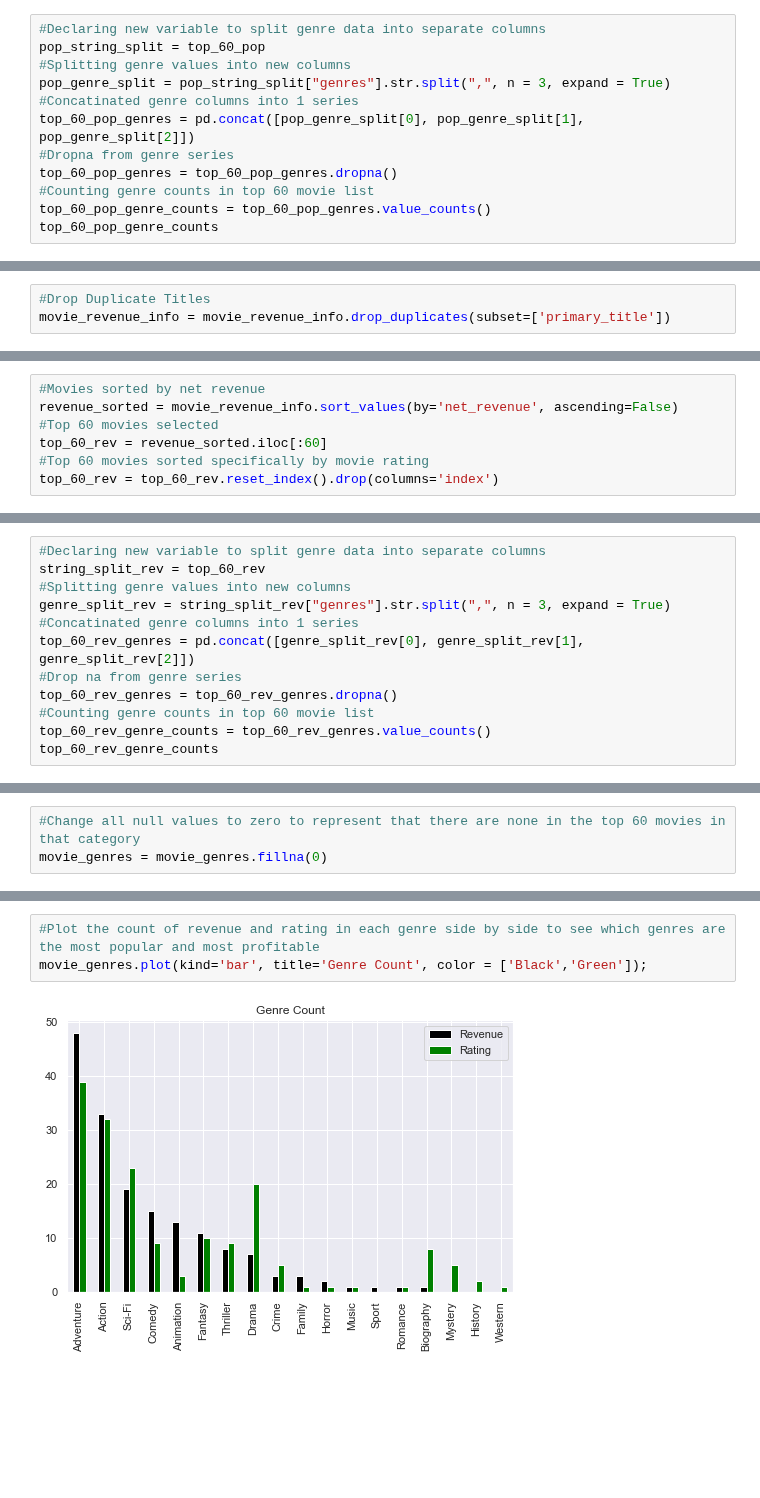
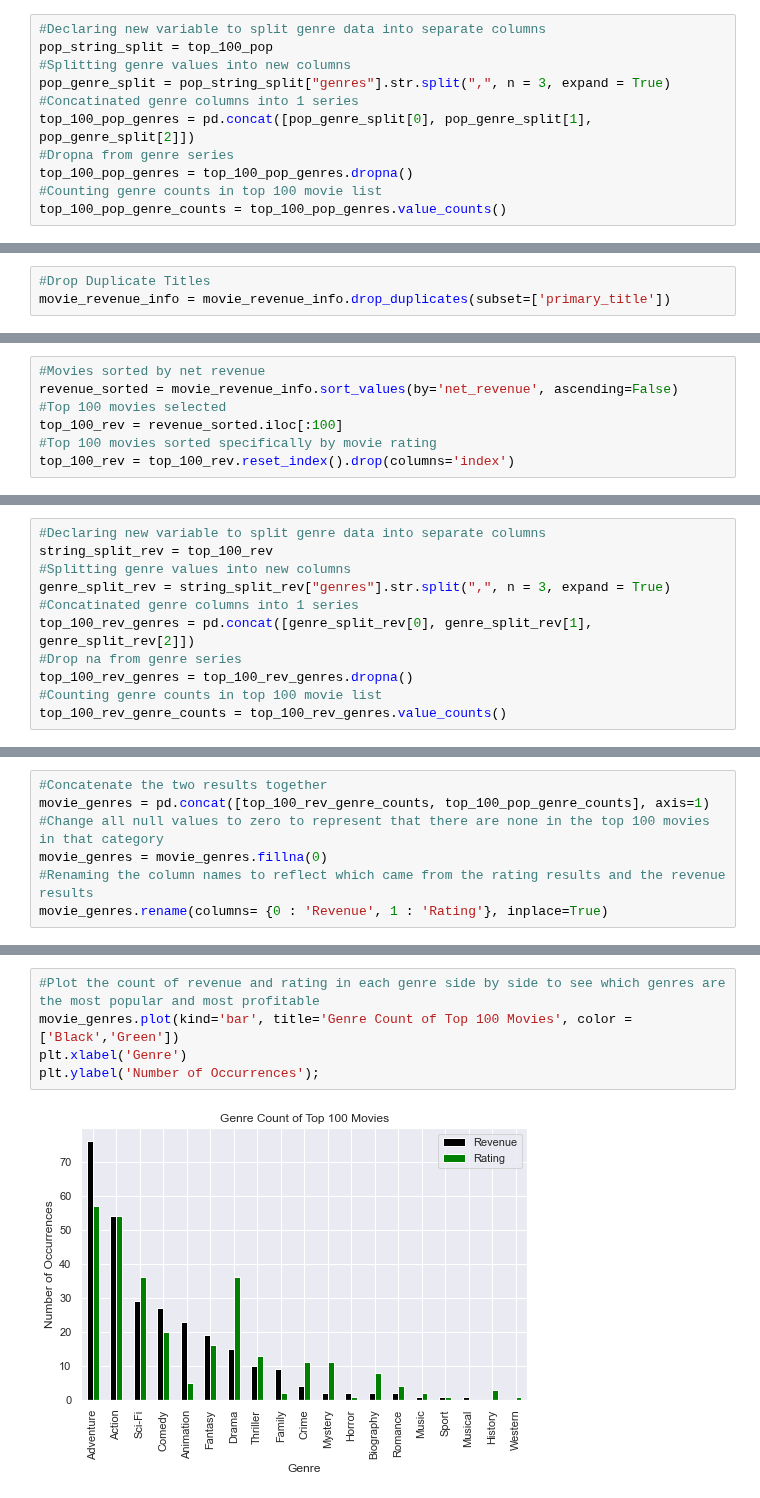
Before and after one commit to reboyce/Gilbert-Team-Repo, a Jupyter notebook: Notebooks/Final Notebook.ipynb, the cells around one changed output, grey strips where cells are left out. Saved outputs shown, nothing was run; the diff lists cells and outputs as text; blank space fills up the shorter version.

```diff
--- a/Notebooks/Final Notebook.ipynb
+++ b/Notebooks/Final Notebook.ipynb
@@ -294,12 +298,11 @@ top_60_pop = top_60_pop.rename(columns={'numvotes': 'num_votes', 'averagerating'
 # %%
 #Declaring new variable to split genre data into separate columns
-pop_string_split = top_60_pop
+pop_string_split = top_100_pop
 #Splitting genre values into new columns
 pop_genre_split = pop_string_split["genres"].str.split(",", n = 3, expand = True)
 #Concatinated genre columns into 1 series
-top_60_pop_genres = pd.concat([pop_genre_split[0], pop_genre_split[1], pop_genre_split[2]])
+top_100_pop_genres = pd.concat([pop_genre_split[0], pop_genre_split[1], pop_genre_split[2]])
 #Dropna from genre series
-top_60_pop_genres = top_60_pop_genres.dropna()
-#Counting genre counts in top 60 movie list
-top_60_pop_genre_counts = top_60_pop_genres.value_counts()
-top_60_pop_genre_counts
+top_100_pop_genres = top_100_pop_genres.dropna()
+#Counting genre counts in top 100 movie list
+top_100_pop_genre_counts = top_100_pop_genres.value_counts()
@@ -377,7 +370,7 @@ movie_revenue_info = movie_revenue_info.drop_duplicates(subset=['primary_title']
 # %%
 #Movies sorted by net revenue
 revenue_sorted = movie_revenue_info.sort_values(by='net_revenue', ascending=False)
-#Top 60 movies selected
-top_60_rev = revenue_sorted.iloc[:60]
-#Top 60 movies sorted specifically by movie rating
-top_60_rev = top_60_rev.reset_index().drop(columns='index')
+#Top 100 movies selected
+top_100_rev = revenue_sorted.iloc[:100]
+#Top 100 movies sorted specifically by movie rating
+top_100_rev = top_100_rev.reset_index().drop(columns='index')
@@ -384,12 +379,11 @@ top_60_rev = top_60_rev.reset_index().drop(columns='index')
 # %%
 #Declaring new variable to split genre data into separate columns
-string_split_rev = top_60_rev
+string_split_rev = top_100_rev
 #Splitting genre values into new columns
 genre_split_rev = string_split_rev["genres"].str.split(",", n = 3, expand = True)
 #Concatinated genre columns into 1 series
-top_60_rev_genres = pd.concat([genre_split_rev[0], genre_split_rev[1], genre_split_rev[2]])
+top_100_rev_genres = pd.concat([genre_split_rev[0], genre_split_rev[1], genre_split_rev[2]])
 #Drop na from genre series
-top_60_rev_genres = top_60_rev_genres.dropna()
-#Counting genre counts in top 60 movie list
-top_60_rev_genre_counts = top_60_rev_genres.value_counts()
-top_60_rev_genre_counts
+top_100_rev_genres = top_100_rev_genres.dropna()
+#Counting genre counts in top 100 movie list
+top_100_rev_genre_counts = top_100_rev_genres.value_counts()
@@ -423,3 +402,7 @@ movie_genres = pd.concat([top_60_rev_genre_counts, top_60_pop_genre_counts], axi
 # %%
-#Change all null values to zero to represent that there are none in the top 60 movies in that category
+#Concatenate the two results together
+movie_genres = pd.concat([top_100_rev_genre_counts, top_100_pop_genre_counts], axis=1)
+#Change all null values to zero to represent that there are none in the top 100 movies in that category
 movie_genres = movie_genres.fillna(0)
+#Renaming the column names to reflect which came from the rating results and the revenue results
+movie_genres.rename(columns= {0 : 'Revenue', 1 : 'Rating'}, inplace=True)
@@ -448,6 +411,8 @@ movie_genres
 # %%
 #Plot the count of revenue and rating in each genre side by side to see which genres are the most popular and most profitable
-movie_genres.plot(kind='bar', title='Genre Count', color = ['Black','Green']);
+movie_genres.plot(kind='bar', title='Genre Count of Top 100 Movies', color = ['Black','Green'])
+plt.xlabel('Genre')
+plt.ylabel('Number of Occurrences');
 # %% [output]
-[figure, old version]
+[figure, new version]
 # %% [markdown]
```
Also changed, not shown: parts of 27 cells of this notebook.
